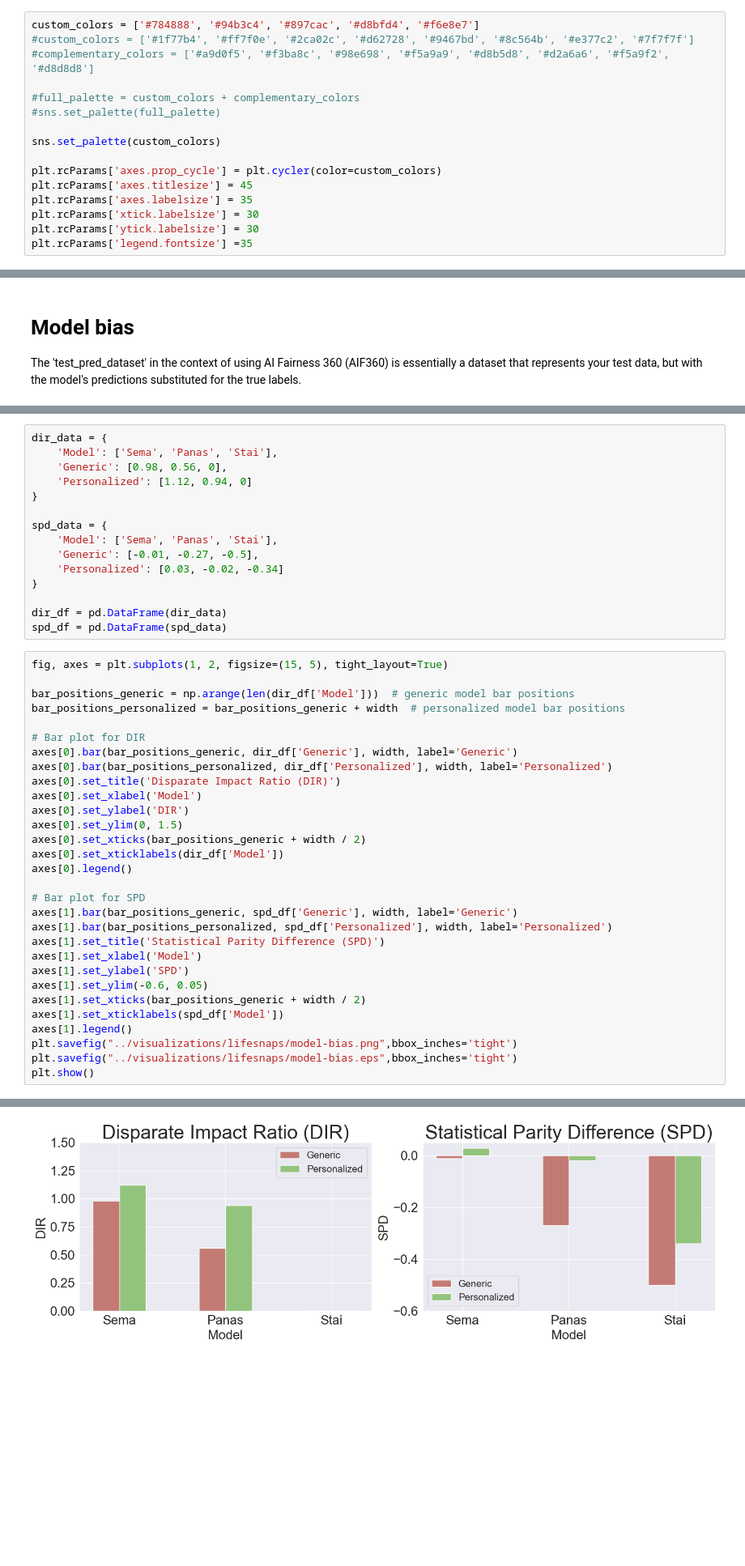
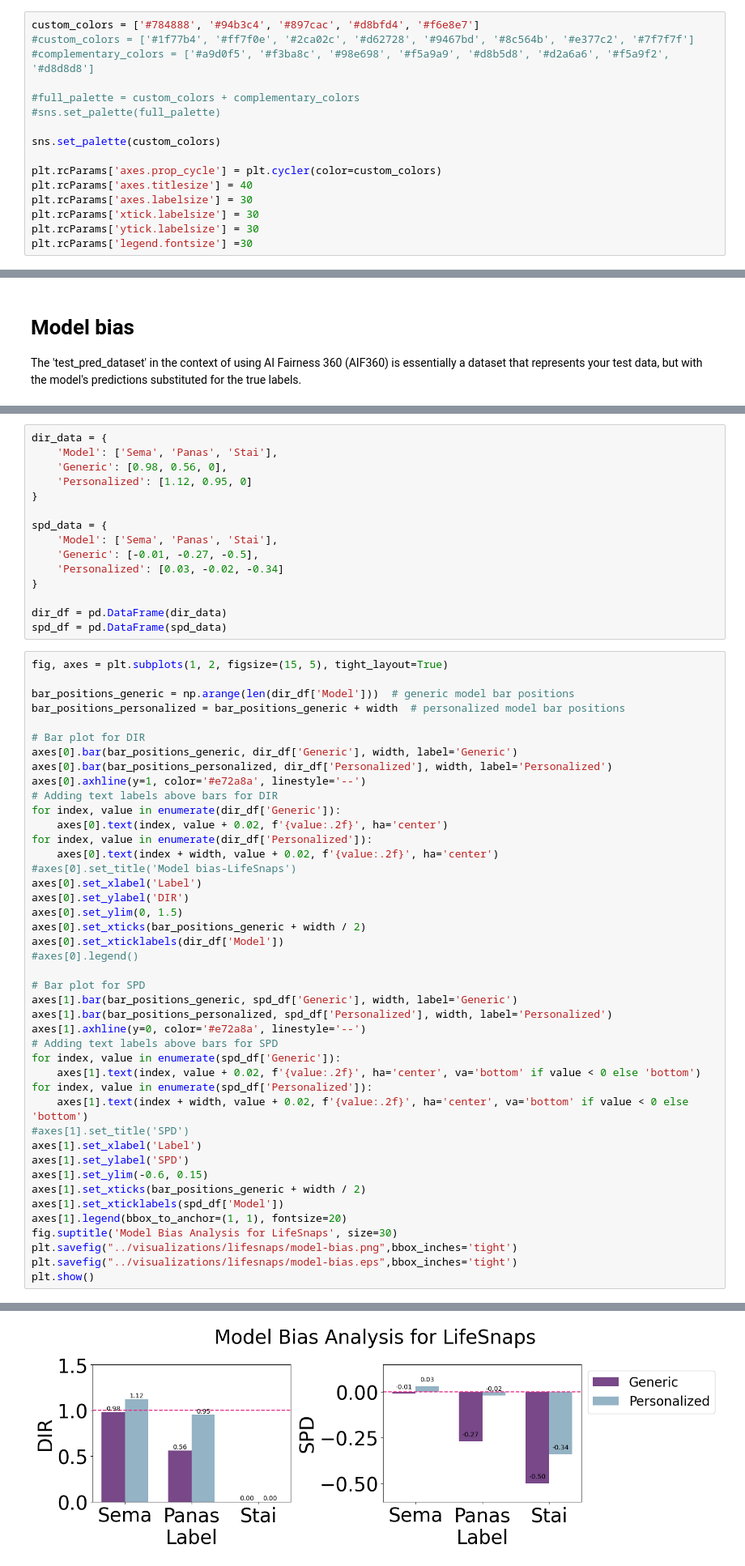
Before and after one commit to kcristinaa/-un-fairness-evaluation, a Jupyter notebook: notebooks_fairness_evaluation/lifesnaps_fairness.ipynb, the cells around one changed output, grey strips where cells are left out. Shown: that part at 81% size. Drawn from its saved outputs; the diff is of its cells as text; blank space fills up the shorter version.

```diff
--- a/notebooks_fairness_evaluation/lifesnaps_fairness.ipynb
+++ b/notebooks_fairness_evaluation/lifesnaps_fairness.ipynb
@@ -17,11 +28,11 @@ custom_colors = ['#784888', '#94b3c4', '#897cac', '#d8bfd4', '#f6e8e7']
 sns.set_palette(custom_colors)
 
 plt.rcParams['axes.prop_cycle'] = plt.cycler(color=custom_colors)
-plt.rcParams['axes.titlesize'] = 45
-plt.rcParams['axes.labelsize'] = 35
+plt.rcParams['axes.titlesize'] = 40
+plt.rcParams['axes.labelsize'] = 30
 plt.rcParams['xtick.labelsize'] = 30
 plt.rcParams['ytick.labelsize'] = 30
-plt.rcParams['legend.fontsize'] =35
+plt.rcParams['legend.fontsize'] =30
 # %%
 df = pd.read_pickle('../data/lifesnaps/lifesnapsv2.pkl')
 df['id'] = df['id'].astype(str)
@@ -868,7 +831,7 @@ Statistical Parity Difference: -0.34285714285714286
 dir_data = {
     'Model': ['Sema', 'Panas', 'Stai'],
     'Generic': [0.98, 0.56, 0],
-    'Personalized': [1.12, 0.94, 0]
+    'Personalized': [1.12, 0.95, 0]
 }
 
 spd_data = {
@@ -882,33 +845,46 @@ spd_df = pd.DataFrame(spd_data)
 # %%
 fig, axes = plt.subplots(1, 2, figsize=(15, 5), tight_layout=True)
 
 bar_positions_generic = np.arange(len(dir_df['Model']))  # generic model bar positions
 bar_positions_personalized = bar_positions_generic + width  # personalized model bar positions
 
 # Bar plot for DIR
 axes[0].bar(bar_positions_generic, dir_df['Generic'], width, label='Generic')
 axes[0].bar(bar_positions_personalized, dir_df['Personalized'], width, label='Personalized')
-axes[0].set_title('Disparate Impact Ratio (DIR)')
-axes[0].set_xlabel('Model')
+axes[0].axhline(y=1, color='#e72a8a', linestyle='--')
+# Adding text labels above bars for DIR
+for index, value in enumerate(dir_df['Generic']):
+    axes[0].text(index, value + 0.02, f'{value:.2f}', ha='center')
+for index, value in enumerate(dir_df['Personalized']):
+    axes[0].text(index + width, value + 0.02, f'{value:.2f}', ha='center')
+#axes[0].set_title('Model bias-LifeSnaps')
+axes[0].set_xlabel('Label')
 axes[0].set_ylabel('DIR')
 axes[0].set_ylim(0, 1.5)
 axes[0].set_xticks(bar_positions_generic + width / 2)
 axes[0].set_xticklabels(dir_df['Model'])
-axes[0].legend()
+#axes[0].legend()
 
 # Bar plot for SPD
 axes[1].bar(bar_positions_generic, spd_df['Generic'], width, label='Generic')
 axes[1].bar(bar_positions_personalized, spd_df['Personalized'], width, label='Personalized')
-axes[1].set_title('Statistical Parity Difference (SPD)')
-axes[1].set_xlabel('Model')
+axes[1].axhline(y=0, color='#e72a8a', linestyle='--')
+# Adding text labels above bars for SPD
+for index, value in enumerate(spd_df['Generic']):
+    axes[1].text(index, value + 0.02, f'{value:.2f}', ha='center', va='bottom' if value < 0 else 'bottom')
+for index, value in enumerate(spd_df['Personalized']):
+    axes[1].text(index + width, value + 0.02, f'{value:.2f}', ha='center', va='bottom' if value < 0 else 'bottom')
+#axes[1].set_title('SPD')
+axes[1].set_xlabel('Label')
 axes[1].set_ylabel('SPD')
-axes[1].set_ylim(-0.6, 0.05)
+axes[1].set_ylim(-0.6, 0.15)
 axes[1].set_xticks(bar_positions_generic + width / 2)
 axes[1].set_xticklabels(spd_df['Model'])
-axes[1].legend()
+axes[1].legend(bbox_to_anchor=(1, 1), fontsize=20)
+fig.suptitle('Model Bias Analysis for LifeSnaps', size=30)
 plt.savefig("../visualizations/lifesnaps/model-bias.png",bbox_inches='tight')
 plt.savefig("../visualizations/lifesnaps/model-bias.eps",bbox_inches='tight')
 plt.show()
 # %% [output]
 WARNING:matplotlib.backends.backend_ps:The PostScript backend does not support transparency; partially transparent artists will be rendered opaque.
-[figure, old version]
+[figure, new version]
```
Also changed, not shown: parts of 27 cells of this notebook, 18 other files.
